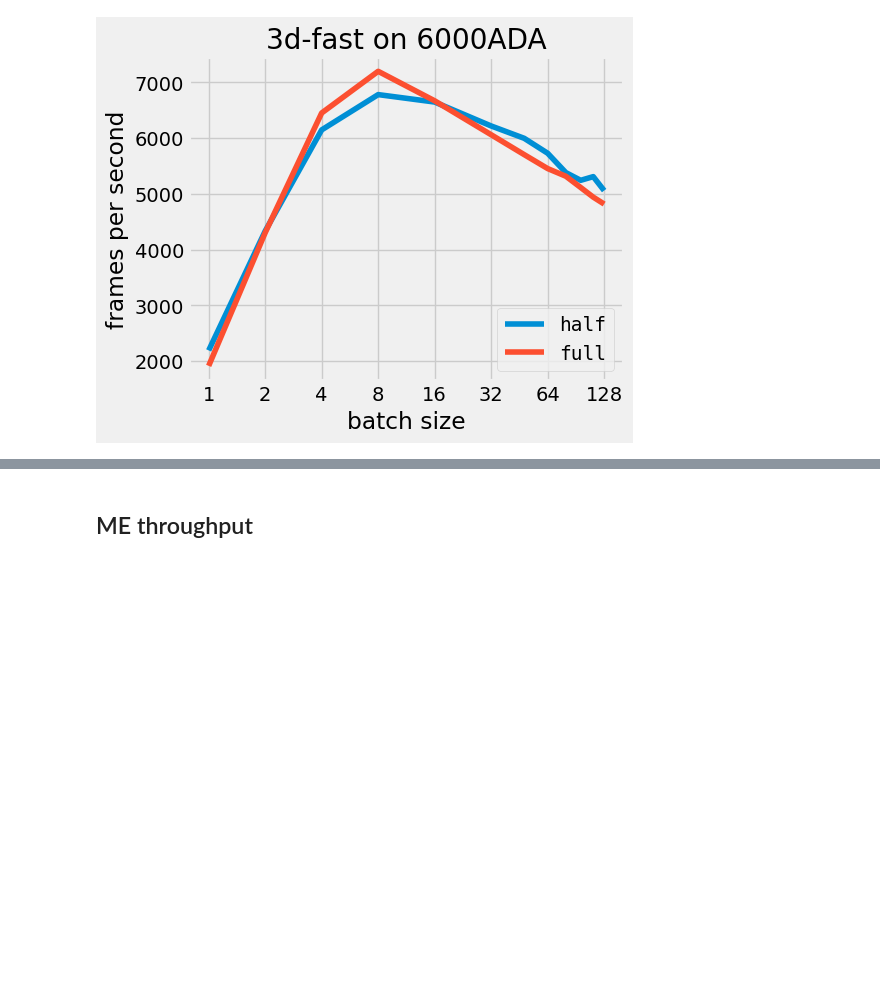
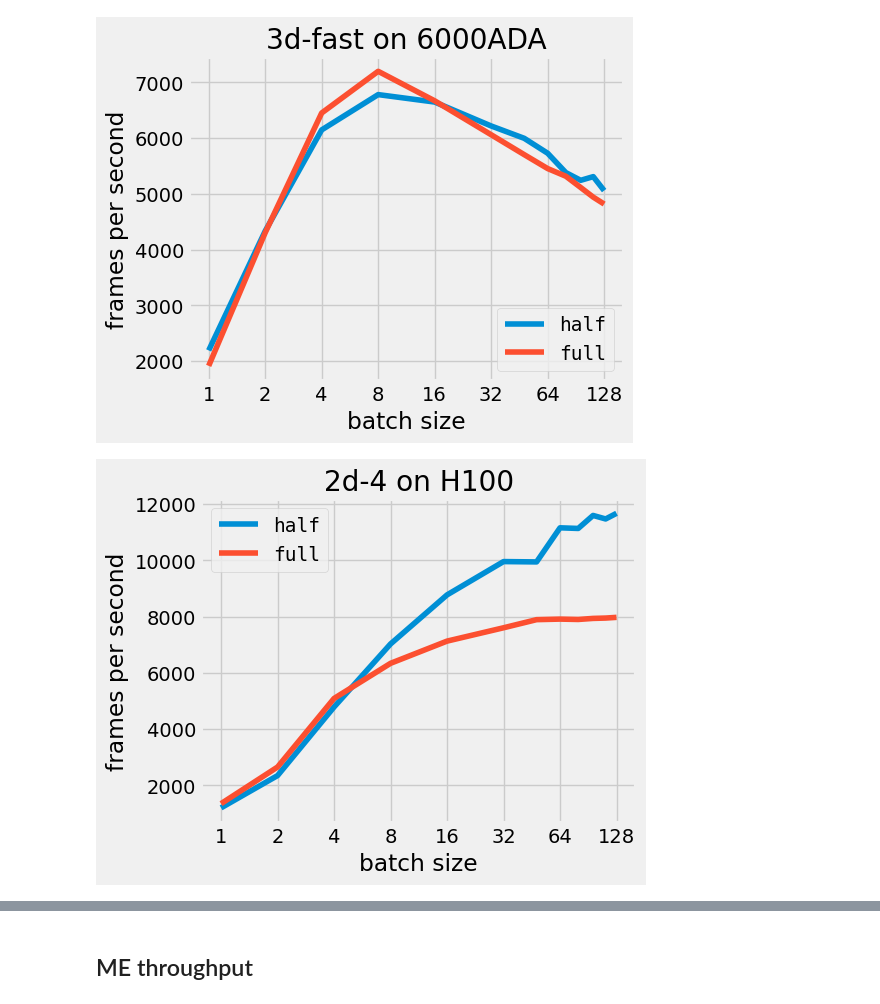
Before and after one commit to pphuangyi/fast_bcae, a Jupyter notebook: rtid/ae/inference/plot.ipynb, the cells around one changed output, grey strips where cells are left out. Saved outputs shown, nothing was run; the diff lists cells and outputs as text; code cells hidden in the pictures; blank space fills up the shorter version.

```diff
--- a/rtid/ae/inference/plot.ipynb
+++ b/rtid/ae/inference/plot.ipynb
@@ -30,23 +27,24 @@ result_folder = RESULT_ROOT/f'inference_speed_{machine}/'
 # %%
 for machine in MACHINES:
 
-    gpu_id = 2 if machine == '6000ADA' else 0
+    gpu_id = GPU_ID_MAP[machine]
     result_folder = RESULT_ROOT/f'inference_speed_{machine}/'
 
     for model in MODELS:
         fig, ax = plt.subplots(1, 1, figsize=(5, 4))
         for precision in ('half', 'full'):
             fname = result_folder/f'inference_speed_{gpu_id}_{model}_{precision}.csv'
             df = pd.read_csv(fname)
 
             df.plot(x='batch_size', y='frames_per_second', ax=ax, label=precision)
             format_x_axis(ax)
             ax.set_title(f'{model} on {machine}')
         fig.savefig(f'plots/{machine}_{model}.png', dpi=300, transparent=True, bbox_inches='tight')
 # %% [output]
 [figure]
 [figure]
 [figure]
 [figure]
 [figure]
 [figure]
+[figure, added]
```
Also changed, not shown: parts of 7 cells of this notebook, 11 other files.
